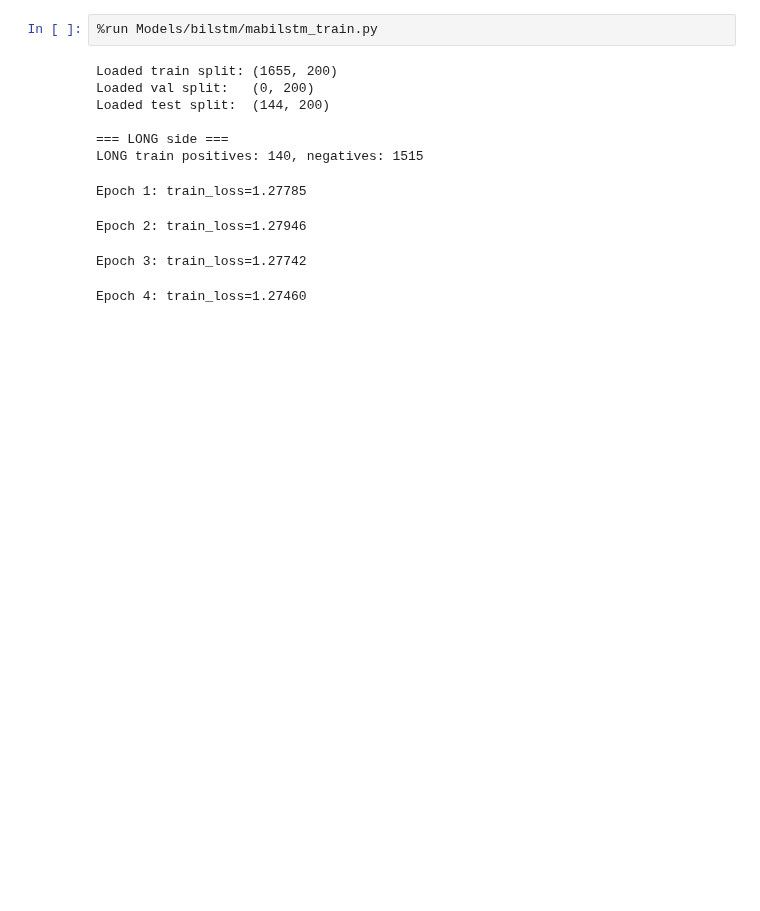
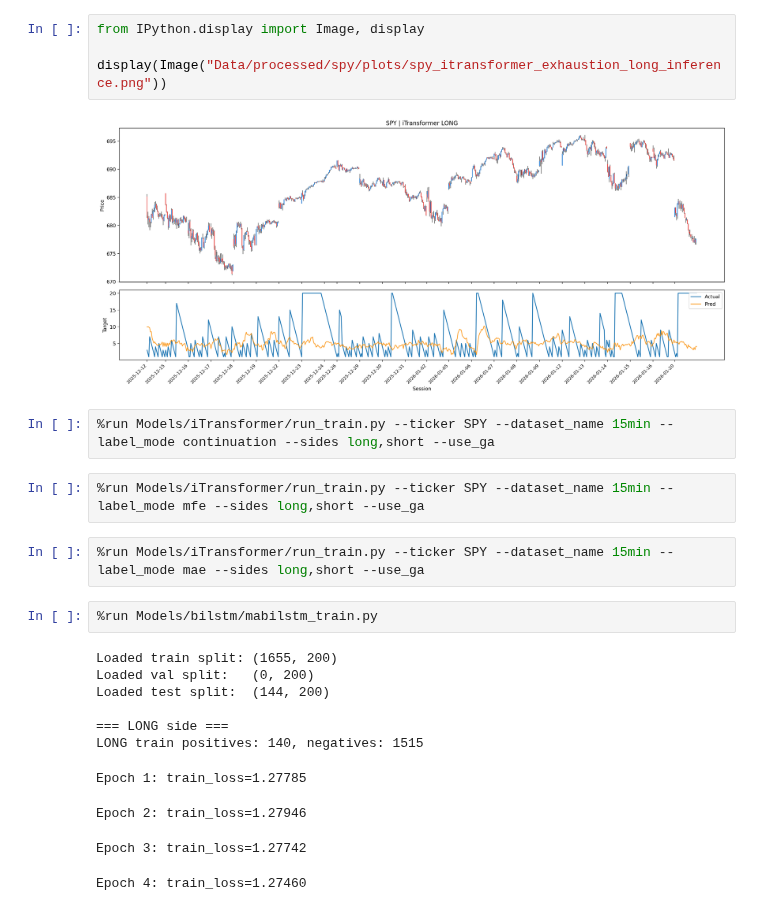
Before and after one commit to ThompsonLuke7/CynolycusBot, a Jupyter notebook: Models/training.ipynb, the cells around one changed output. Saved outputs shown, nothing was run; the diff lists cells and outputs as text; blank space fills up the shorter version.

```diff
--- a/Models/training.ipynb
+++ b/Models/training.ipynb
@@ -25,3 +70,15 @@ Resolving deltas: 100% (262/262), done.
+# %%
+from IPython.display import Image, display
+
+display(Image("Data/processed/spy/plots/spy_itransformer_exhaustion_long_inference.png"))
+# %% [output]
+[figure, added]
+# %%
+%run Models/iTransformer/run_train.py --ticker SPY --dataset_name 15min --label_mode continuation --sides long,short --use_ga
+# %%
+%run Models/iTransformer/run_train.py --ticker SPY --dataset_name 15min --label_mode mfe --sides long,short --use_ga
+# %%
+%run Models/iTransformer/run_train.py --ticker SPY --dataset_name 15min --label_mode mae --sides long,short --use_ga
 # %%
 %run Models/bilstm/mabilstm_train.py
 # %% [output]
```
Also changed, not shown: parts of 14 cells of this notebook, 6 other files.
